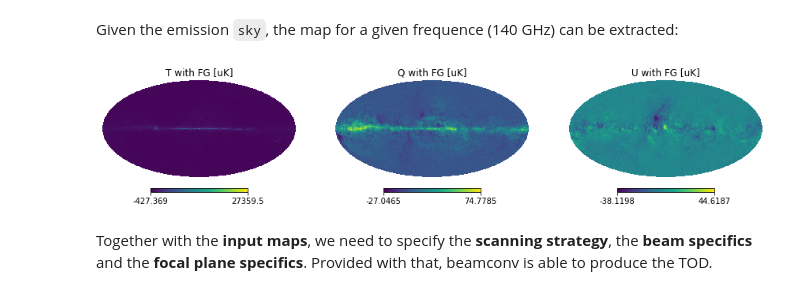
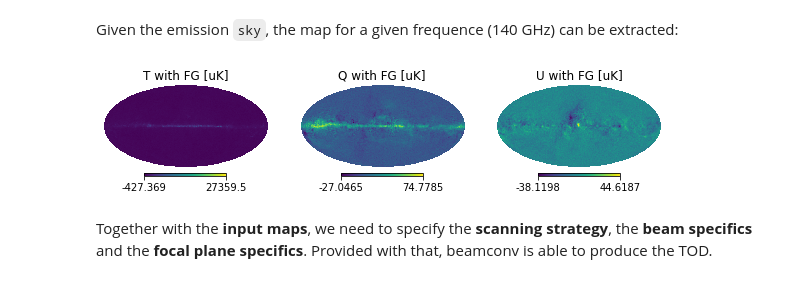
Before and after one commit to martamonelli/beamconv_tidy, a Jupyter notebook: beamconv/demo_PySM_IMO_non-idealities_dipole.ipynb, the cells around one changed output. Saved outputs shown, nothing was run; the diff lists cells and outputs as text; code cells hidden in the pictures.

Commit message:
plotting stuff

```diff
--- a/beamconv/demo_PySM_IMO_non-idealities_dipole.ipynb
+++ b/beamconv/demo_PySM_IMO_non-idealities_dipole.ipynb
@@ -55,27 +55,27 @@ Given the emission <code>sky</code>, the map for a given frequence (140 GHz) can
 # %%
 nu = 140 # since I'll be using the M1-140 channel
 lmax = 256
 map_FG = sky.get_emission(nu * u.GHz)
 alm_FG = hp.map2alm(map_FG, lmax=lmax)
 
 # alm coefficients for the static dipole
 #alm_FG[0,hp.sphtfunc.Alm.getidx(lmax,1,0)] = 5.124              # Adding the static dipole (a_10)
 #alm_FG[0,hp.sphtfunc.Alm.getidx(lmax,1,1)] = (0.3384 - 3.215j)  # Adding the static dipole (a_11)
 
-plt.rcParams["figure.figsize"]=15,5
+plt.rcParams["figure.figsize"]=10,2
 
 # plotting input maps
 fig, (ax1, ax2, ax3) = plt.subplots(ncols=3)
 plt.axes(ax1)
 hp.mollview(map_FG[0],title='T with FG [uK]', hold=True, cmap=cmap_viridis)
 plt.axes(ax2)
 hp.mollview(map_FG[1],title='Q with FG [uK]', hold=True, cmap=cmap_viridis)
 plt.axes(ax3)
 hp.mollview(map_FG[2],title='U with FG [uK]', hold=True, cmap=cmap_viridis)
-plt.savefig('maps_FG.pdf')
+plt.savefig('maps_FG.png')
 plt.show()
 # %% [output]
-[figure, old version]
+[figure, new version]
 # %% [markdown]
 Together with the <b>input maps</b>, we need to specify the <b>scanning strategy</b>, the <b>beam specifics</b> and the <b>focal plane specifics</b>. Provided with that, beamconv is able to produce the TOD.
 # %% [markdown]
```
Also changed, not shown: 1 other file.
